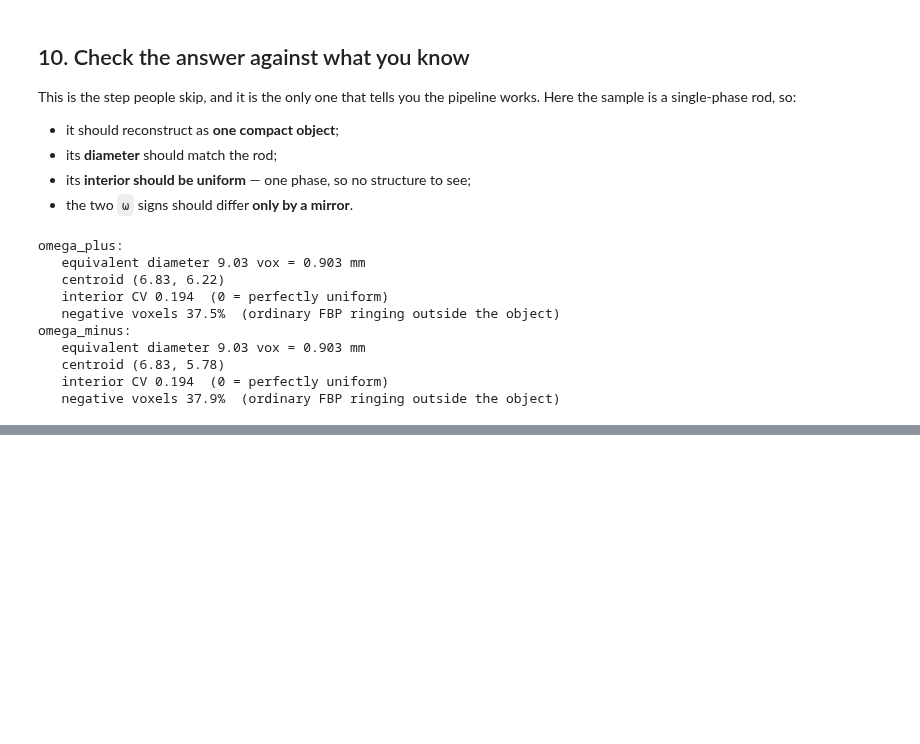
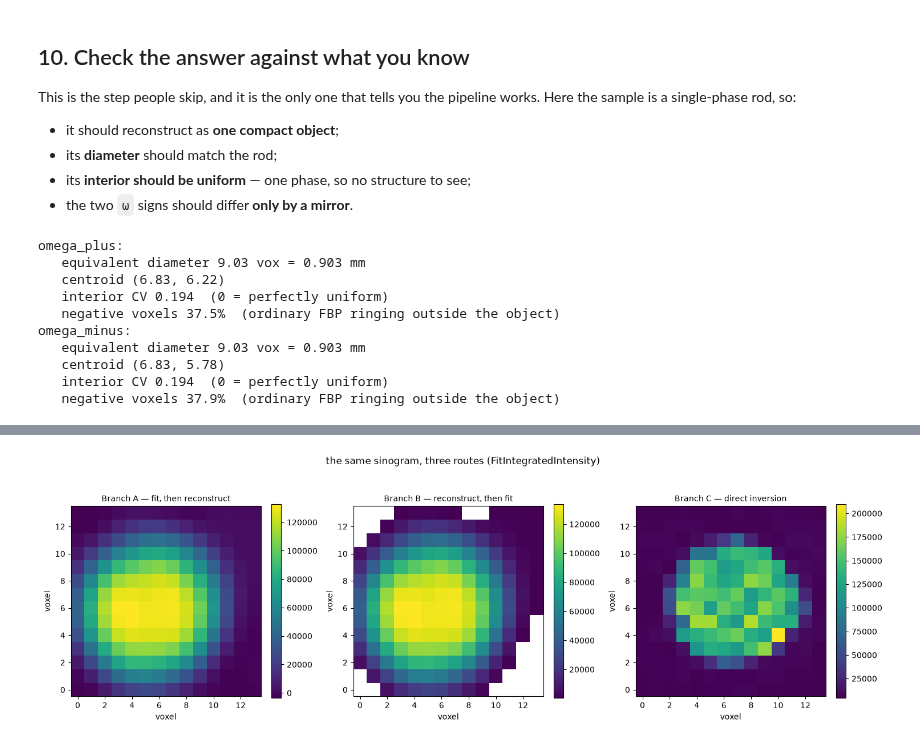
Before and after one commit to marinerhemant/MIDAS, a Jupyter notebook: packages/midas_dt/notebooks/02_real_data_end_to_end.ipynb, the cells around one changed output, grey strips where cells are left out. Drawn from its saved outputs; the diff is of its cells as text; code cells hidden in the pictures; blank space fills up the shorter version.

```diff
--- a/packages/midas_dt/notebooks/02_real_data_end_to_end.ipynb
+++ b/packages/midas_dt/notebooks/02_real_data_end_to_end.ipynb
@@ -536,0 +640,27 @@ omega_minus:
+# %%
+KEY = "FitIntegratedIntensity"          # additive, so all three are comparable
+maps = {"A": np.asarray(A.maps[KEY]), "B": np.asarray(B.maps[KEY]),
+        "C": np.asarray(C.maps[KEY])}
+
+# The engine pads to a power of two, so A and B land on 32x32 while C solves
+# the native grid. Crop each to a common centred field or you compare paddings.
+def core(m, n=n_t):
+    a = (m.shape[0]-n)//2; b = (m.shape[1]-n)//2
+    return m[a:a+n, b:b+n]
+
+for tag, m in maps.items():
+    c = core(m); ok = np.isfinite(c)
+    mm = np.where(ok, c, -np.inf); mask = mm > 0.5*mm.max()
+    n = int(mask.sum()); dia = 2*np.sqrt(n/np.pi)
+    ins = c[mask]
+    print(f"  {tag}: d = {dia*STEP_MM:.3f} mm   CV {ins.std()/ins.mean():.3f}   "
+          f"negative voxels {(c[ok] < 0).mean()*100:5.1f}%")
+
+print()
+tags = list(maps)
+for i, a in enumerate(tags):
+    for b in tags[i+1:]:
+        x, y = core(maps[a]).ravel(), core(maps[b]).ravel()
+        ok = np.isfinite(x) & np.isfinite(y)     # B carries NaN outside the fit
+        x, y = x[ok]-x[ok].mean(), y[ok]-y[ok].mean()
+        print(f"  corr({a}, {b}) = {x@y/(np.linalg.norm(x)*np.linalg.norm(y)):+.4f}")
@@ -536,0 +675,14 @@ omega_minus:
+# %%
+fig, axes = plt.subplots(1, 3, figsize=(15, 5))
+titles = {"A": "Branch A — fit, then reconstruct",
+          "B": "Branch B — reconstruct, then fit",
+          "C": "Branch C — direct inversion"}
+for ax, tag in zip(axes, maps):
+    im = ax.imshow(core(maps[tag]), cmap="viridis", origin="lower")
+    ax.set_title(titles[tag], fontsize=10)
+    ax.set_xlabel("voxel"); ax.set_ylabel("voxel")
+    fig.colorbar(im, ax=ax, fraction=0.046)
+fig.suptitle("the same sinogram, three routes (FitIntegratedIntensity)")
+plt.tight_layout(); plt.show()
+# %% [output]
+[figure, added]
```
Also changed, not shown: parts of 9 cells of this notebook.
